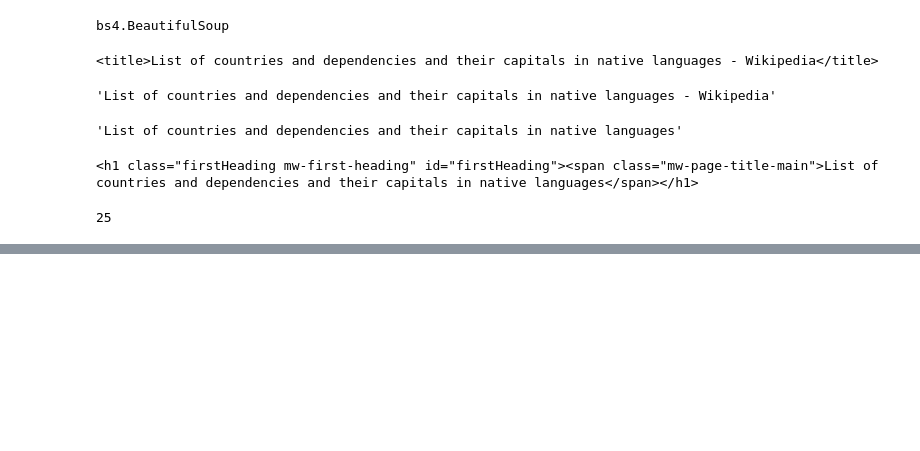
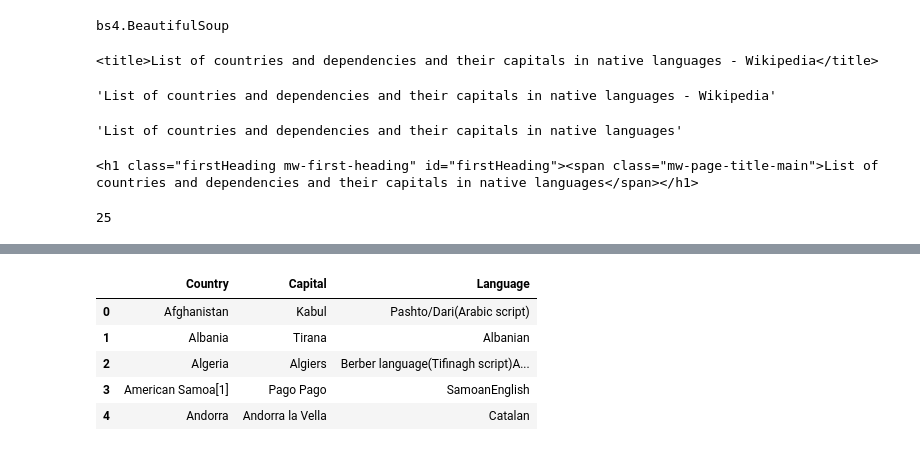
Before and after one commit to Abisheklimbu/Python_Data_Science, a Jupyter notebook: Web _Scraping_BeautifulSoup/scrape.ipynb, the cells around one changed output, grey strips where cells are left out. Saved outputs shown, nothing was run; the diff lists cells and outputs as text; code cells hidden in the pictures; blank space fills up the shorter version.

```diff
--- a/Web _Scraping_BeautifulSoup/scrape.ipynb
+++ b/Web _Scraping_BeautifulSoup/scrape.ipynb
@@ -193,0 +320,9 @@ all_table
+# %%
+df.head()
+# %% [output]
+|  | Country | Capital | Language |
+| 0 | Afghanistan | Kabul | Pashto/Dari(Arabic script) |
+| 1 | Albania | Tirana | Albanian |
+| 2 | Algeria | Algiers | Berber language(Tifinagh script)A... |
+| 3 | American Samoa[1] | Pago Pago | SamoanEnglish |
+| 4 | Andorra | Andorra la Vella | Catalan |
```
Also changed, not shown: parts of 30 cells of this notebook.
